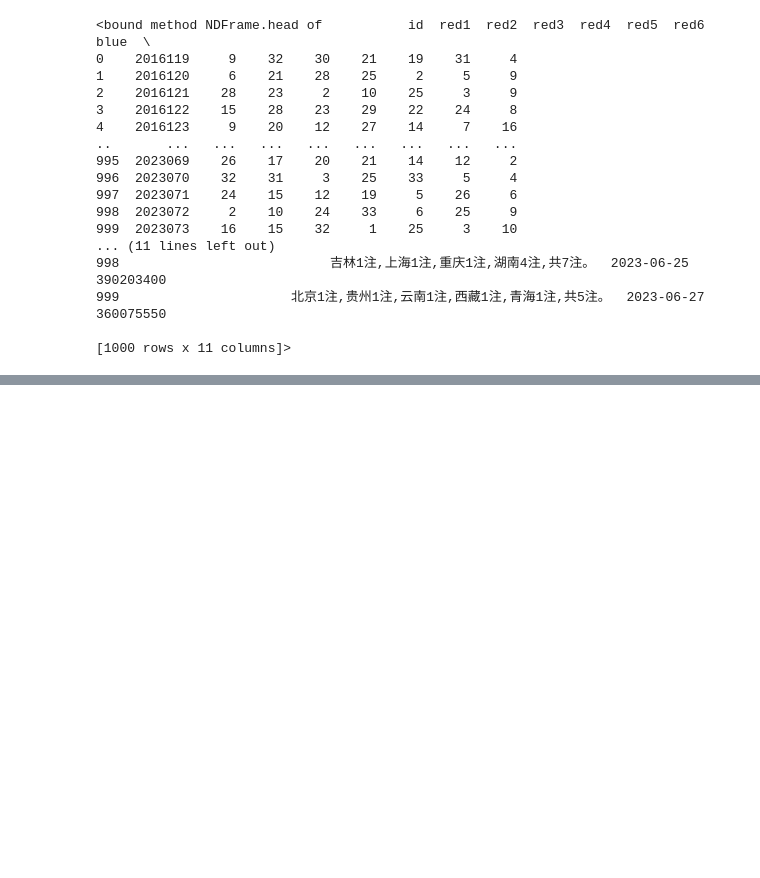
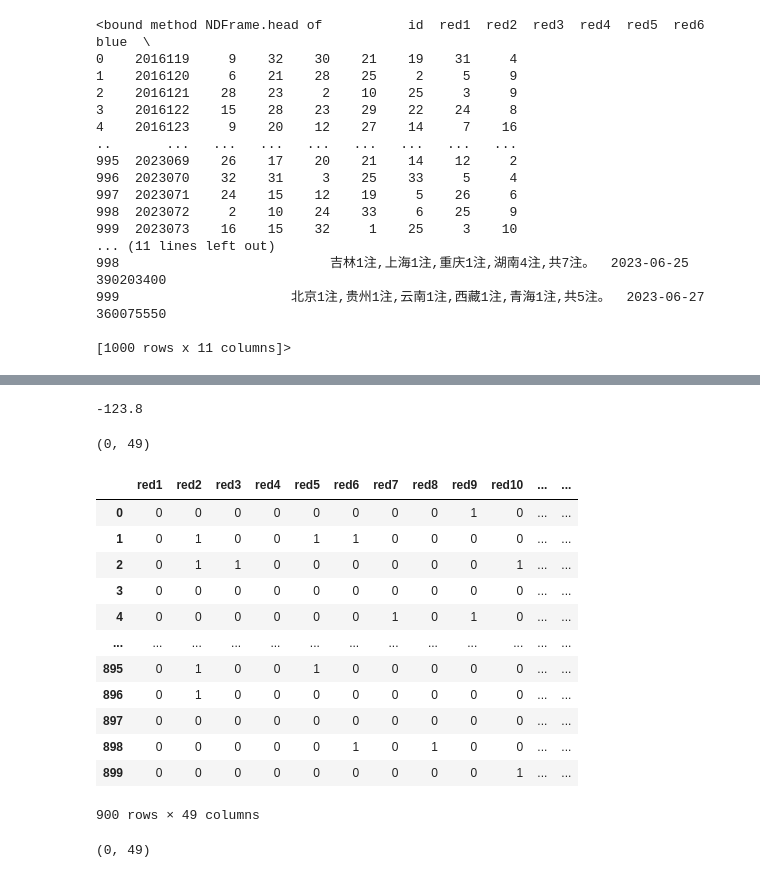
Before and after one commit to 911Boom/py_hw, a Jupyter notebook: Hw3/predict.ipynb, the cells around one changed output, grey strips where cells are left out. Saved outputs shown, nothing was run; the diff lists cells and outputs as text; code cells hidden in the pictures; blank space fills up the shorter version.

```diff
--- a/Hw3/predict.ipynb
+++ b/Hw3/predict.ipynb
@@ -38,3 +39,10 @@ y_test = test[y_column]
 model = XGBRegressor()
 model.fit(X_train, y_train)
 y_pred = model.predict(X_test)
+# %%
+from sklearn.ensemble import RandomForestRegressor
+model1 = RandomForestRegressor(random_state=100)
+model1.fit(X_train, y_train)
+y_pred1 = model1.predict(X_test)
+print(y_pred1)
+print(y_pred)
@@ -68,2 +95,8 @@ def get_score (y_pred, y_test):
     else:
         return -2
+# %%
+TotScore = 0
+for i in range(100):
+    t = get_score(y_pred1[i], y_test.iloc[i])
+    TotScore += t
+print(TotScore)
@@ -80,0 +112,60 @@ for i in range(100):
+# %%
+import random
+TotScore = 0
+times = 100
+for i in range(times):
+    for i in range(100):
+        y_pred2 = random.sample(range(1, 34), 6)
+        y_pred2.append(random.randint(1, 16))
+        # print(y_pred2)
+        t = get_score(y_pred2, list(y_test.iloc[i]))
+        TotScore += t
+print(TotScore/times)
+# %% [output]
+-123.8
+# %%
+y_train1 = pd.DataFrame()
+for i in range(1,34):
+    y_train1['red'+str(i)] = 0
+for i in range(1,17):
+    y_train1['blue'+str(i)] = 0
+# print(y_test1.columns)
+y_train1.shape
+# %% [output]
+(0, 49)
+# %%
+for i in range(900):
+    # print(y_train.iloc[i])
+    y_train1.loc[i]=0
+    y_train1.loc[i]['red{}'.format(y_train.iloc[i][0])] = 1
+    y_train1.loc[i]['red{}'.format(y_train.iloc[i][1])] = 1
+    y_train1.loc[i]['red{}'.format(y_train.iloc[i][2])] = 1
+    y_train1.loc[i]['red{}'.format(y_train.iloc[i][3])] = 1
+    y_train1.loc[i]['red{}'.format(y_train.iloc[i][4])] = 1
+    y_train1.loc[i]['red{}'.format(y_train.iloc[i][5])] = 1
+    y_train1.loc[i]['blue{}'.format(y_train.iloc[i][6])] = 1
+y_train1
+# %% [output]
+|  | red1 | red2 | red3 | red4 | red5 | red6 | red7 | red8 | red9 | red10 | ... | ... |
+| 0 | 0 | 0 | 0 | 0 | 0 | 0 | 0 | 0 | 1 | 0 | ... | ... |
+| 1 | 0 | 1 | 0 | 0 | 1 | 1 | 0 | 0 | 0 | 0 | ... | ... |
+| 2 | 0 | 1 | 1 | 0 | 0 | 0 | 0 | 0 | 0 | 1 | ... | ... |
+| 3 | 0 | 0 | 0 | 0 | 0 | 0 | 0 | 0 | 0 | 0 | ... | ... |
+| 4 | 0 | 0 | 0 | 0 | 0 | 0 | 1 | 0 | 1 | 0 | ... | ... |
+| ... | ... | ... | ... | ... | ... | ... | ... | ... | ... | ... | ... | ... |
+| 895 | 0 | 1 | 0 | 0 | 1 | 0 | 0 | 0 | 0 | 0 | ... | ... |
+| 896 | 0 | 1 | 0 | 0 | 0 | 0 | 0 | 0 | 0 | 0 | ... | ... |
+| 897 | 0 | 0 | 0 | 0 | 0 | 0 | 0 | 0 | 0 | 0 | ... | ... |
+| 898 | 0 | 0 | 0 | 0 | 0 | 1 | 0 | 1 | 0 | 0 | ... | ... |
+| 899 | 0 | 0 | 0 | 0 | 0 | 0 | 0 | 0 | 0 | 1 | ... | ... |
+900 rows × 49 columns
+# %%
+y_test1 = pd.DataFrame()
+for i in range(1,34):
+    y_test1['red'+str(i)] = 0
+for i in range(1,17):
+    y_test1['blue'+str(i)] = 0
+# print(y_test1.columns)
+y_test1.shape
+# %% [output]
+(0, 49)
```
Also changed, not shown: parts of 12 cells of this notebook, 13 other files.
